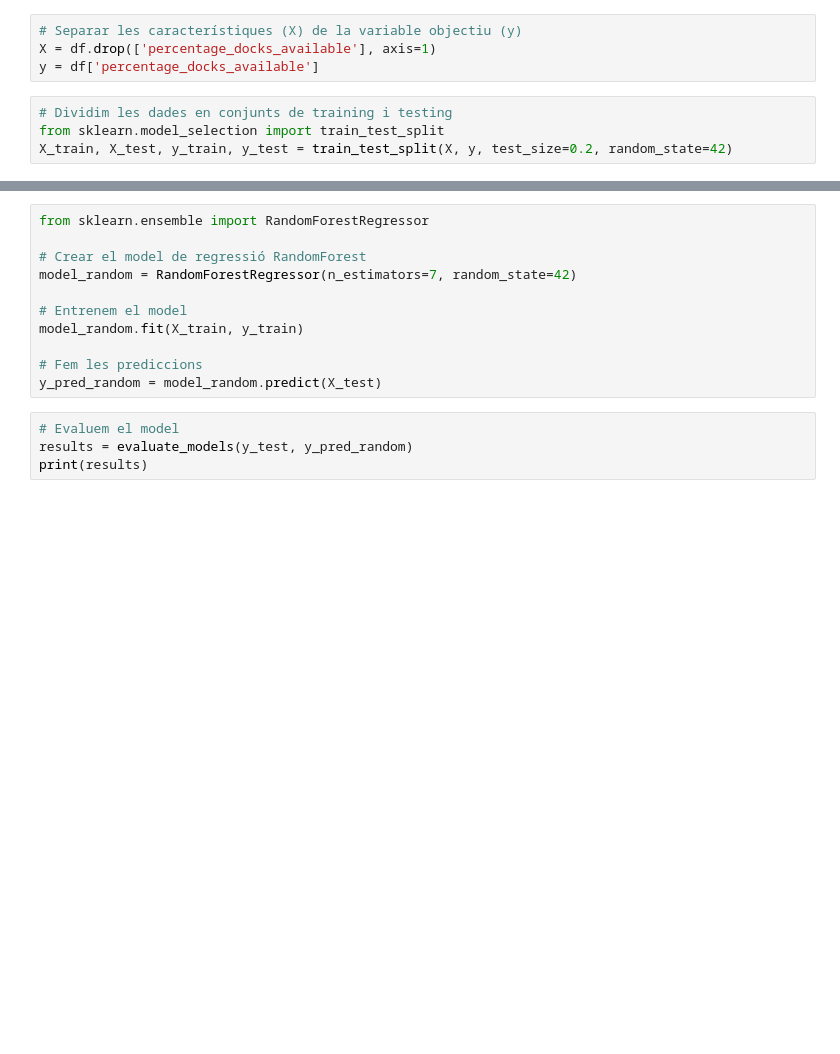
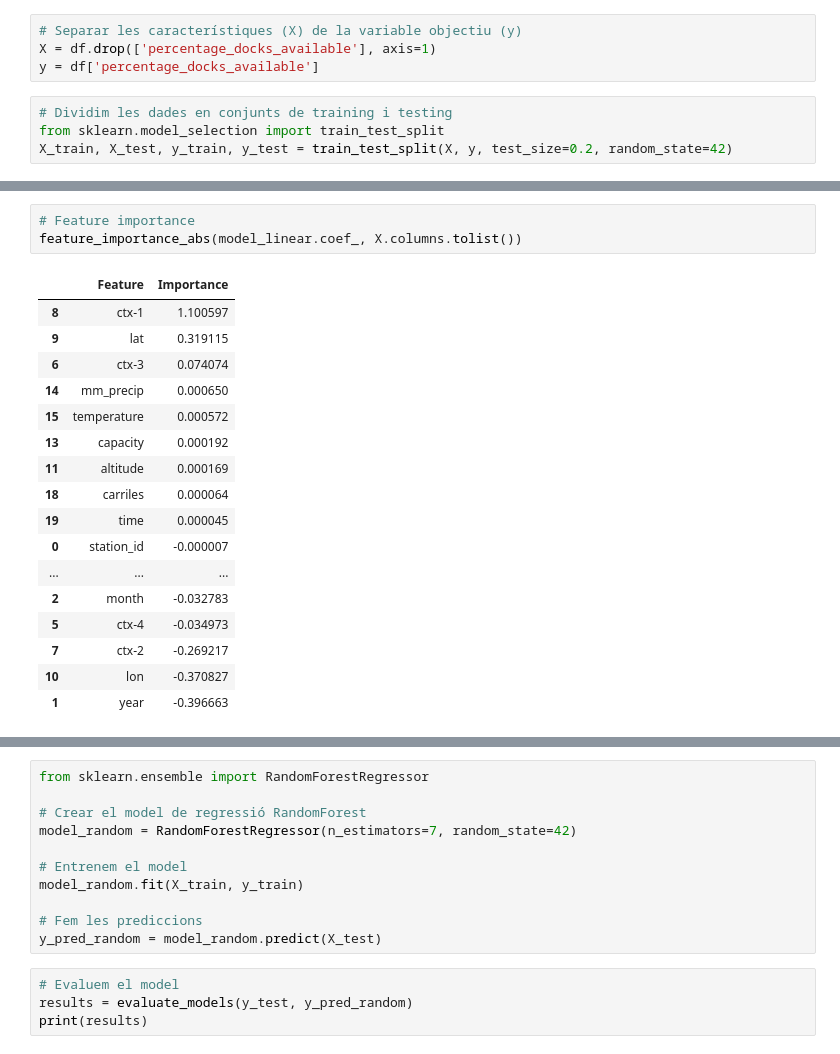
Before and after one commit to carlotalacasav/Gorrapiedra-proyecto, a Jupyter notebook: linear_regressor.ipynb, the cells around one changed output, grey strips where cells are left out. Saved outputs shown, nothing was run; the diff lists cells and outputs as text; blank space fills up the shorter version.

```diff
--- a/linear_regressor.ipynb
+++ b/linear_regressor.ipynb
@@ -70 +75,22 @@ plot_model_evaluation(y_test, y_pred_linear)
+# %%
+# Feature importance
+feature_importance_abs(model_linear.coef_, X.columns.tolist())
+# %% [output]
+|  | Feature | Importance |
+| 8 | ctx-1 | 1.100597 |
+| 9 | lat | 0.319115 |
+| 6 | ctx-3 | 0.074074 |
+| 14 | mm_precip | 0.000650 |
+| 15 | temperature | 0.000572 |
+| 13 | capacity | 0.000192 |
+| 11 | altitude | 0.000169 |
+| 18 | carriles | 0.000064 |
+| 19 | time | 0.000045 |
+| 0 | station_id | -0.000007 |
+| ... | ... | ... |
+| 2 | month | -0.032783 |
+| 5 | ctx-4 | -0.034973 |
+| 7 | ctx-2 | -0.269217 |
+| 10 | lon | -0.370827 |
+| 1 | year | -0.396663 |
 # %%
```
Also changed, not shown: parts of 26 cells of this notebook, 5 other files.
